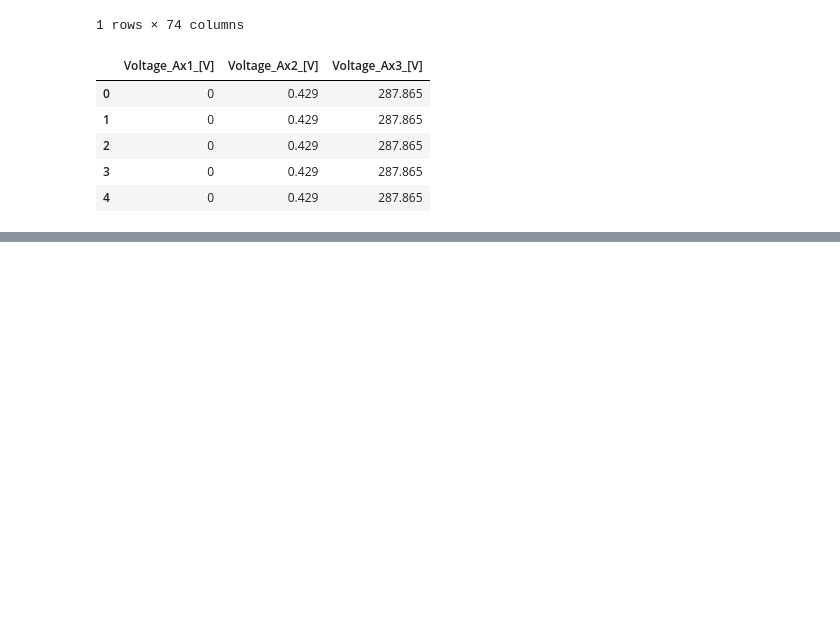
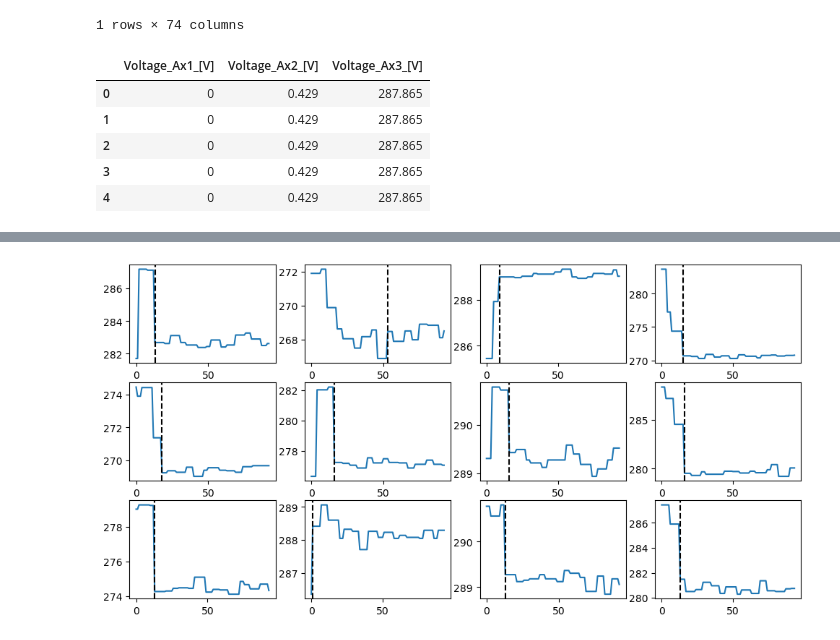
Before and after one commit to emiresenov/Masters-Thesis, a Jupyter notebook: oracle/oracle.ipynb, the cells around one changed output, grey strips where cells are left out. Cells and saved outputs as stored; diff of their text form; code cells hidden in the pictures; blank space fills up the shorter version.

```diff
--- a/oracle/oracle.ipynb
+++ b/oracle/oracle.ipynb
@@ -172,0 +101,5 @@ array([29.16, 11.56,  0.16,  6.76, 43.56])
+# %%
+indices = np.arange(36, 48)
+demo_oracle(t, t_d, delta_t, params, indices)
+# %% [output]
+[figure, added]
```
Also changed, not shown: parts of 26 cells of this notebook, 1 other file.
